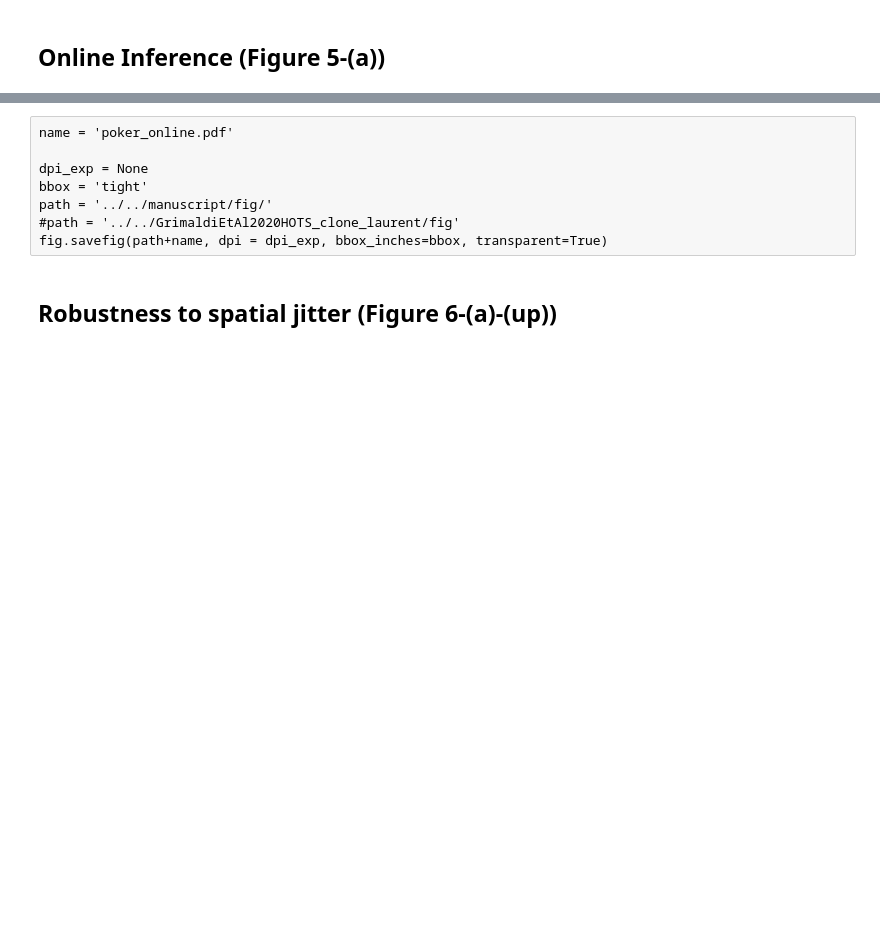
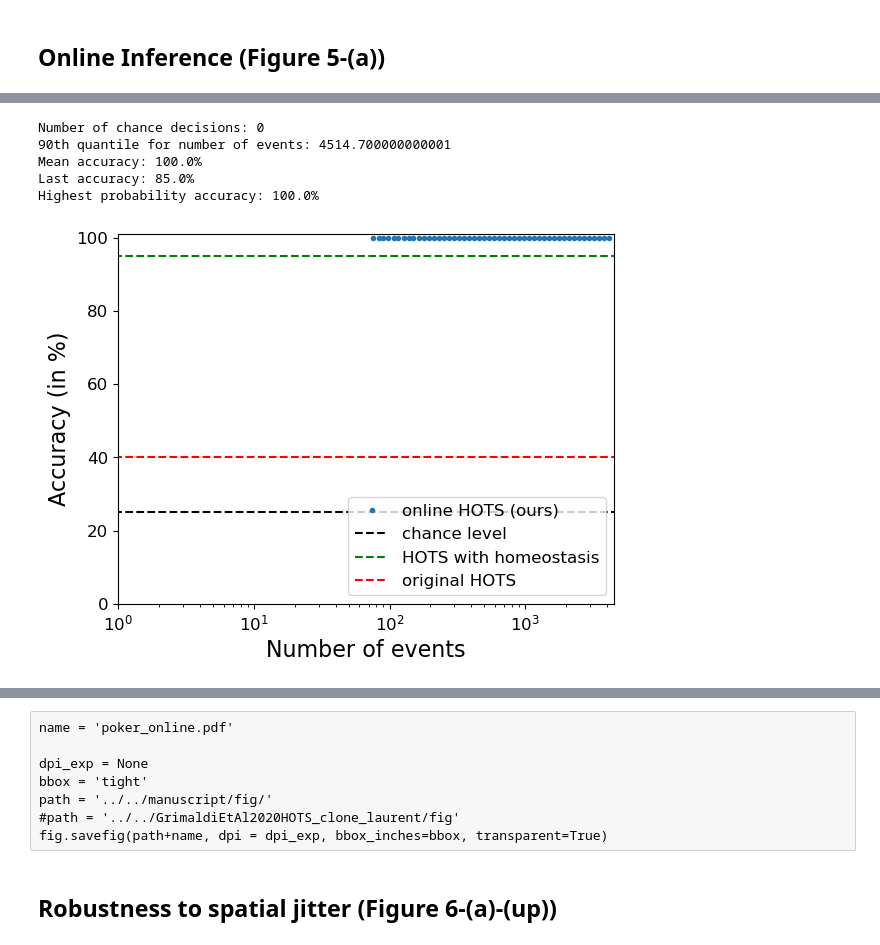
Before and after one commit to AntoineGrimaldi/hotsline, a Jupyter notebook: notebooks/RESULTS_PokerDVS.ipynb, the cells around one changed output, grey strips where cells are left out. Saved outputs shown, nothing was run; the diff lists cells and outputs as text; code cells hidden in the pictures; blank space fills up the shorter version.

```diff
--- a/notebooks/RESULTS_PokerDVS.ipynb
+++ b/notebooks/RESULTS_PokerDVS.ipynb
@@ -131,8 +124,8 @@ Loss for epoch number 10: 0.006
 # %% [markdown]
 ## Online Inference (Figure 5-(a))
 # %%
-score = make_histogram_classification(trainset_output, testset_output, N_neuronz[-1])
-score_nohomeo = make_histogram_classification(trainset_output_nohomeo, testset_output_nohomeo, N_neuronz[-1])
+score = make_histogram_classification(trainset_output, testset_output, N_neuronz[-1], device=device)
+score_nohomeo = make_histogram_classification(trainset_output_nohomeo, testset_output_nohomeo, N_neuronz[-1], device=device)
 # %%
 mlr_threshold = None
 onlinac,_,_,_ = online_accuracy(classif_layer, tau_cla, testoutputloader, results_path, ts_size, testset_output.ordering, n_classes, mlr_threshold = mlr_threshold, original_accuracy = score, original_accuracy_nohomeo = score_nohomeo, online_plot=True)
@@ -139,6 +139,13 @@ onlinac,_,_,_ = online_accuracy(classif_layer, tau_cla, testoutputloader, result
 # %%
 mlr_threshold = .9
-onlinac_thres,_,_,_ = online_accuracy(classif_layer, tau_cla, testoutputloader, results_path, ts_size, testset_output.ordering, n_classes, mlr_threshold = mlr_threshold, original_accuracy = score, original_accuracy_nohomeo = score_nohomeo, online_plot=True)
+onlinac_thres,_,_,_ = online_accuracy(classif_layer, tau_cla, testoutputloader, results_path, ts_size, testset_output.ordering, n_classes, mlr_threshold = mlr_threshold, original_accuracy = score, original_accuracy_nohomeo = score_nohomeo, online_plot=True, device=device)
+# %% [output]
+Number of chance decisions: 0
+90th quantile for number of events: 4514.700000000001
+Mean accuracy: 100.0%
+Last accuracy: 85.0%
+Highest probability accuracy: 100.0%
+[figure, added]
 # %%
 import matplotlib.pyplot as plt
 
```
Also changed, not shown: parts of 4 cells of this notebook, 4 other files.
